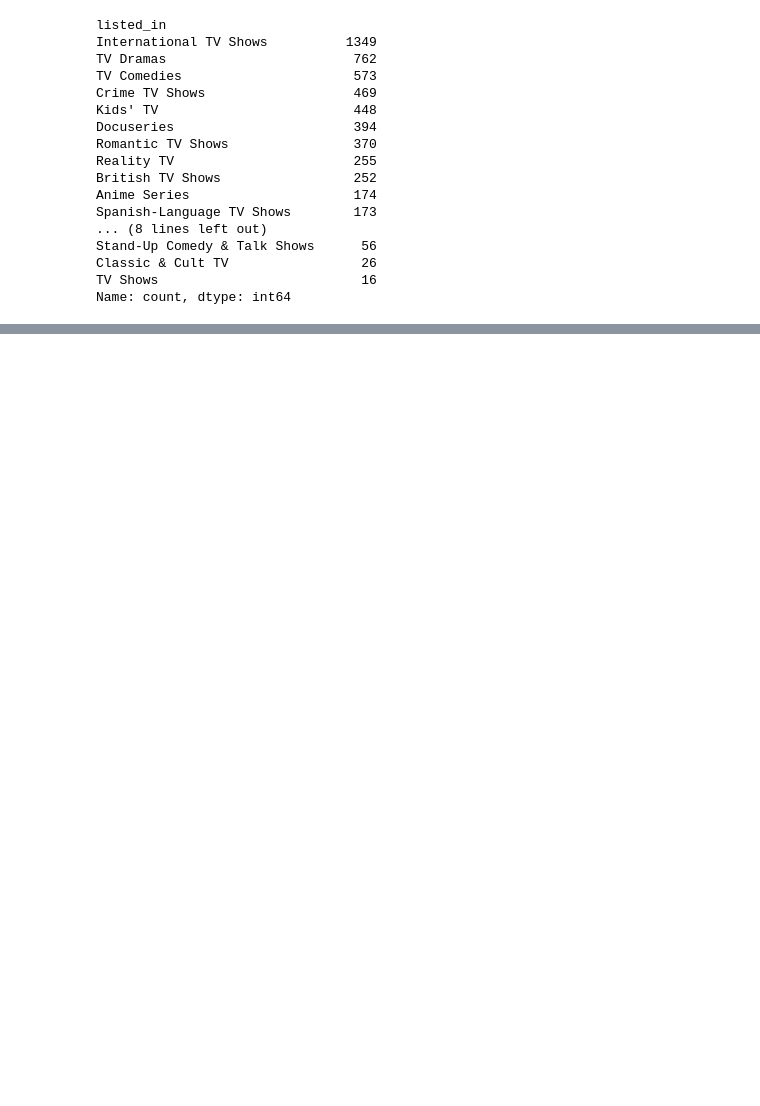
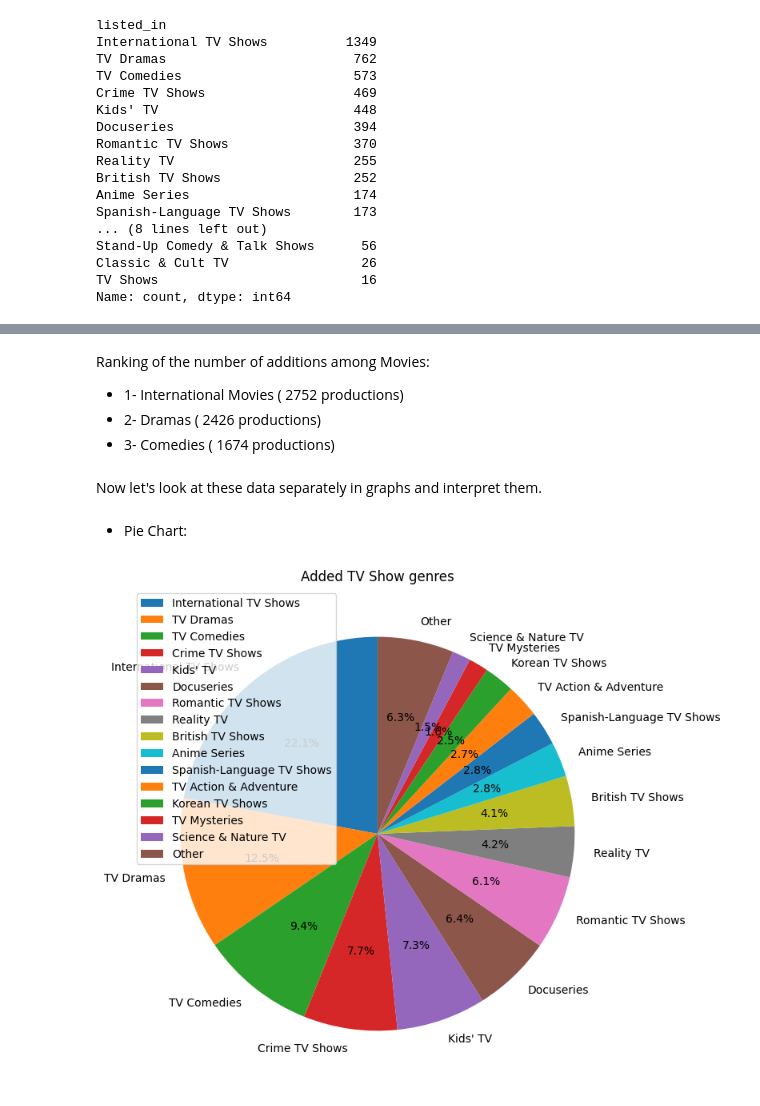
Before and after one commit to HashAlike/Data-Analysis-Notes, a Jupyter notebook: Mini_projects/01-Netflix Movie & TV Series Analysis/Netflix_Movie&TV_Series_Analysis.ipynb, the cells around one changed output, grey strips where cells are left out. Cells and saved outputs as stored; diff of their text form; code cells hidden in the pictures; blank space fills up the shorter version.

```diff
--- a/Mini_projects/01-Netflix Movie & TV Series Analysis/Netflix_Movie&TV_Series_Analysis.ipynb
+++ b/Mini_projects/01-Netflix Movie & TV Series Analysis/Netflix_Movie&TV_Series_Analysis.ipynb
@@ -649,0 +670,27 @@ Popularity ranking among TV Shows:
+# %% [markdown]
+Ranking of the number of additions among Movies:
+- 1- International Movies ( 2752 productions)
+- 2- Dramas ( 2426 productions)
+- 3- Comedies ( 1674 productions)
+# %% [markdown]
+Now let's look at these data separately in graphs and interpret them.
+# %% [markdown]
+- Pie Chart:
+# %%
+#   for TV Shows
+y_pts = netflix_data_exploded \
+        .query("type == 'TV Show'")["listed_in"] \
+        .value_counts()
+
+
+top_years = y_pts.sort_values(ascending=False).head(15)
+other_sum = y_pts.sum() - top_years.sum()
+top_years["Other"] = other_sum
+
+plt.figure(figsize=(8,8))
+plt.pie(top_years.values, labels=top_years.index, autopct='%1.1f%%', startangle=90)
+plt.title("Added TV Show genres")
+plt.legend()
+plt.show()
+# %% [output]
+[figure, added]
```
Also changed, not shown: parts of 12 cells of this notebook.
